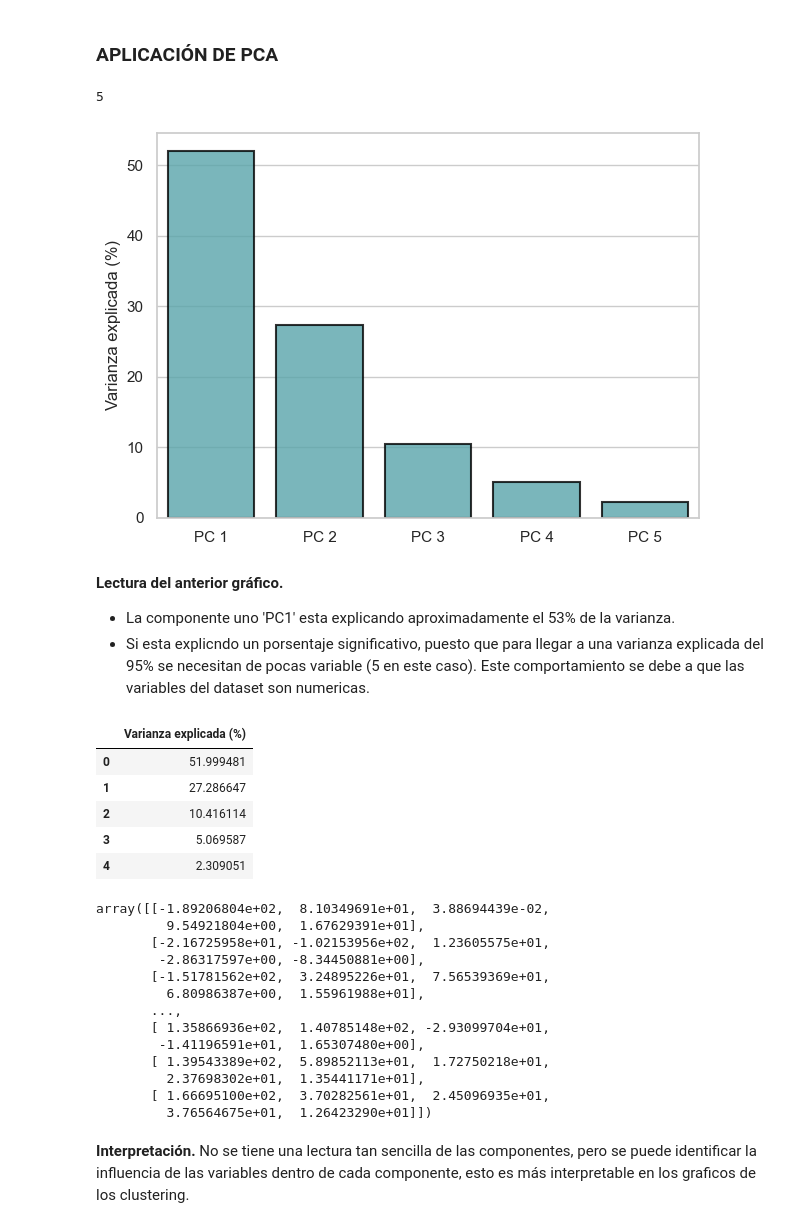
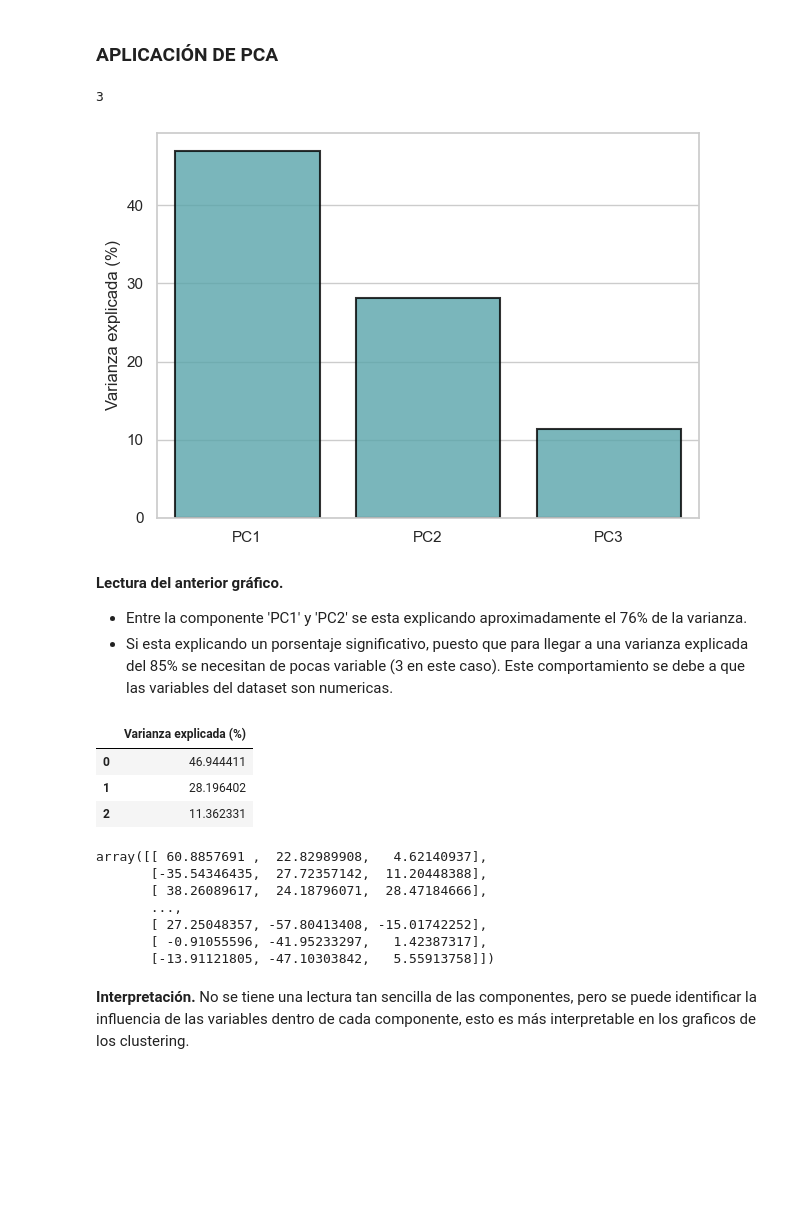
Before and after one commit to JavierBurgos-web/PROYECTO_ANALITICA_2da_entrega, a Jupyter notebook: CLUSTERING_full.ipynb, the cells around one changed output. Cells and saved outputs as stored; diff of their text form; code cells hidden in the pictures; blank space fills up the shorter version.

```diff
--- a/CLUSTERING_full.ipynb
+++ b/CLUSTERING_full.ipynb
@@ -158,14 +152,14 @@ outs_idx = [
             df[df['dribbling'] < 45]['dribbling'].index.astype('int'),
             df[df['physic'] > 89]['physic'].index.astype('int'),
             df[df['physic'] < 49]['physic'].index.astype('int'),
-            df[df['attacking1'] > 410]['attacking1'].index.astype('int'),
-            df[df['attacking1'] < 135]['attacking1'].index.astype('int'),
-            df[df['skills1'] > 460]['skills1'].index.astype('int'),
-            df[df['skills1'] < 110]['skills1'].index.astype('int'),
-            df[df['mentality1'] > 490]['mentality1'].index.astype('int'),
-            df[df['mentality1'] < 200]['mentality1'].index.astype('int'),
-            df[df['movement1'] < 200]['movement1'].index.astype('int'),
-            df[df['power'] < 200]['power'].index.astype('int'),
+            df[df['attacking1'] > 83]['attacking1'].index.astype('int'),
+            df[df['attacking1'] < 24]['attacking1'].index.astype('int'),
+            df[df['skills1'] > 75]['skills1'].index.astype('int'),
+            df[df['skills1'] < 20]['skills1'].index.astype('int'),
+            df[df['mentality1'] > 81]['mentality1'].index.astype('int'),
+            df[df['mentality1'] < 32]['mentality1'].index.astype('int'),
+            df[df['movement1'] < 39]['movement1'].index.astype('int'),
+            df[df['power'] < 40]['power'].index.astype('int'),
 ]
 
 # Select unique ones and sort them:
@@ -281,63 +277,55 @@ df_n2 = df.copy()
 # %% [markdown]
 ### **APLICACIÓN DE PCA**
 # %%
-#Cree un dataset reducido que proporcione el 95% de la varianza de entrada que debe explicarse
-pca_1 = PCA(n_components=0.95).fit(df_n2)
+#Cree un dataset reducido que proporcione el 85% de la varianza de entrada que debe explicarse
+pca = PCA(n_components=0.85).fit(df_n2)
 
 #Veamos cuántas componentes ha conservado PCA:
-pca_1.n_components_
+pca.n_components_
 # %% [output]
-5
+3
 # %%
 ## Diagrama la varianza explicada para cada una de los 5 componentes
 ## Con este grafico se evalua como las componentes estan explicando las varianzas
 
 # --- Varianza explicada ---
 PCA_variance_1 = pd.DataFrame({'Varianza explicada (%)':
-                             pca_1.explained_variance_ratio_*100})
+                             pca.explained_variance_ratio_*100})
 
 fig, ax = plt.subplots(1, 1, figsize = (7, 5))
 
-bar = sns.barplot(x = ['PC ' + str(i) for i in range(1, 6)],
+bar = sns.barplot(x = ['PC' + str(i) for i in range(1, 4)],
                   y = PCA_variance_1['Varianza explicada (%)'],
                   linewidth = 1.5, edgecolor = 'k', color = '#4bafb8',
                   alpha = 0.8)
 
 plt.show()
 # %% [output]
-[figure, old version]
+[figure, new version]
 # %% [markdown]
 **Lectura del anterior gráfico.**
-- La componente uno 'PC1' esta explicando aproximadamente el 53% de la varianza.
-- Si esta explicndo un porsentaje significativo, puesto que para llegar a una varianza explicada del 95% se necesitan de pocas variable (5 en este caso). Este comportamiento se debe a que las variables del dataset son numericas.
+- Entre la componente 'PC1' y 'PC2' se esta explicando aproximadamente el 76% de la varianza.
+- Si esta explicando un porsentaje significativo, puesto que para llegar a una varianza explicada del 85% se necesitan de pocas variable (3 en este caso). Este comportamiento se debe a que las variables del dataset son numericas.
 # %%
 # Porsentaje de varianza explicada por cada componente
 PCA_variance_1
 # %% [output]
 |  | Varianza explicada (%) |
-| 0 | 51.999481 |
-| 1 | 27.286647 |
-| 2 | 10.416114 |
-| 3 | 5.069587 |
-| 4 | 2.309051 |
+| 0 | 46.944411 |
+| 1 | 28.196402 |
+| 2 | 11.362331 |
 # %%
 #Por último, transforme "df_n1" de 18 columnas X_pca
-X_pca_1 = pca_1.fit_transform(df_n1)
+X_pca_1 = pca.fit_transform(df_n2)
 X_pca_1 #Dataset ya transformado
 # %% [output]
-array([[-1.89206804e+02,  8.10349691e+01,  3.88694439e-02,
-         9.54921804e+00,  1.67629391e+01],
-       [-2.16725958e+01, -1.02153956e+02,  1.23605575e+01,
-        -2.86317597e+00, -8.34450881e+00],
-       [-1.51781562e+02,  3.24895226e+01,  7.56539369e+01,
-         6.80986387e+00,  1.55961988e+01],
+array([[ 60.8857691 ,  22.82989908,   4.62140937],
+       [-35.54346435,  27.72357142,  11.20448388],
+       [ 38.26089617,  24.18796071,  28.47184666],
        ...,
-       [ 1.35866936e+02,  1.40785148e+02, -2.93099704e+01,
-        -1.41196591e+01,  1.65307480e+00],
-       [ 1.39543389e+02,  5.89852113e+01,  1.72750218e+01,
-         2.37698302e+01,  1.35441171e+01],
-       [ 1.66695100e+02,  3.70282561e+01,  2.45096935e+01,
-         3.76564675e+01,  1.26423290e+01]])
+       [ 27.25048357, -57.80413408, -15.01742252],
+       [ -0.91055596, -41.95233297,   1.42387317],
+       [-13.91121805, -47.10303842,   5.55913758]])
 # %% [markdown]
 **Interpretación.** No se tiene una lectura tan sencilla de las componentes, pero se puede identificar la influencia de las variables dentro de cada componente, esto es más interpretable en los graficos de los clustering.
 # %% [markdown]
```
Also changed, not shown: parts of 18 cells of this notebook, 1 other file.
